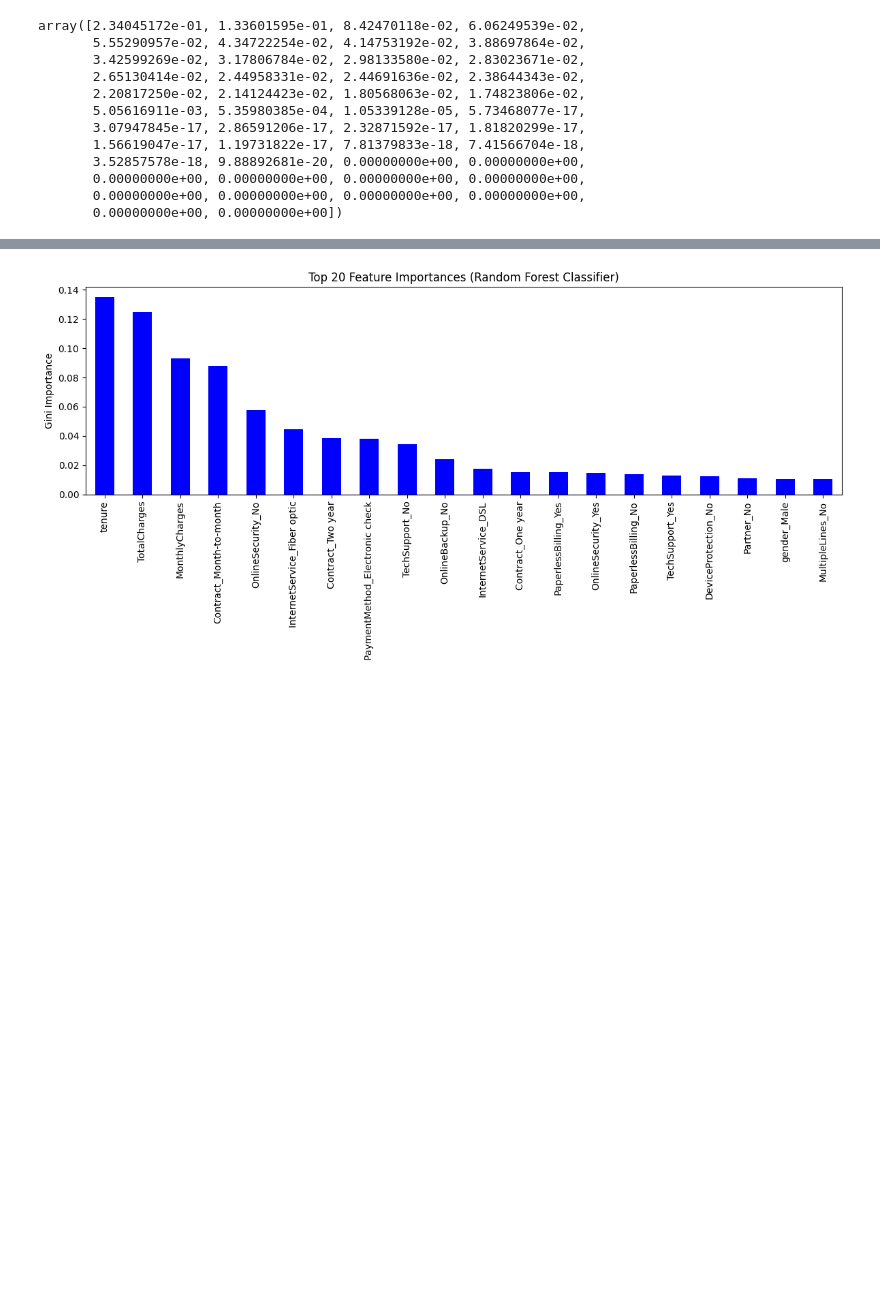
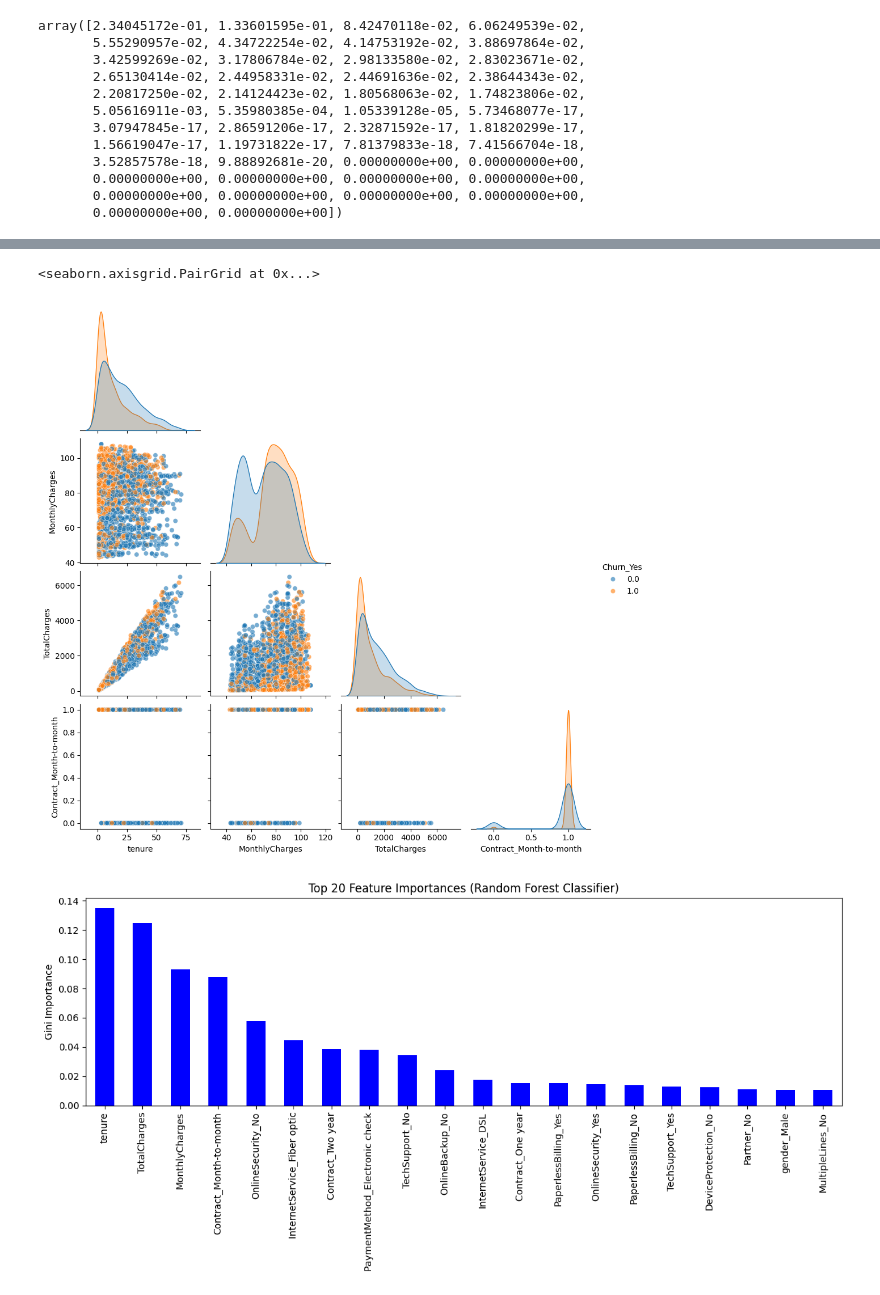
Before and after one commit to zkontor/TelecomsPredict, a Jupyter notebook: Data/Models.ipynb, the cells around one changed output, grey strips where cells are left out. Saved outputs shown, nothing was run; the diff lists cells and outputs as text; code cells hidden in the pictures; blank space fills up the shorter version.

```diff
--- a/Data/DataCleaning.ipynb
+++ b/Data/Models.ipynb
@@ -397,3 +530,29 @@ array([2.34045172e-01, 1.33601595e-01, 8.42470118e-02, 6.06249539e-02,
+# %%
+#looking at cluster 1 we can see that is has the highest churn rate -- lets investigate the features of this cluster
+#isolate cluster 1
+df_c1 = df_clusters[df_clusters['cluster'] == 1]
+
+# list of numeric features (drop the clustering & target columns)
+important_feats = ['tenure', 'MonthlyCharges', 'TotalCharges','Contract_Month-to-month']
+
+# 2. Subset your Cluster 1 DataFrame
+df_c1_sub = df_c1[important_feats + ['Churn_Yes']]
+
+# 3. Pairplot
+sns.pairplot(
+    df_c1_sub,
+    hue='Churn_Yes',
+    corner=True,
+    plot_kws={'alpha': 0.6}
+)
+
+
+#looking at the pairplot Churned customers are heavily concentrated at low tenures (peaks < 20 months), while non‑churners span the full range up to ~80 months.
+#Month‑to‑month customers are by far the most at‑risk group
+#
+# %% [output]
+<seaborn.axisgrid.PairGrid at 0x...>
+[figure, added]
 # %%
 from sklearn.model_selection import train_test_split
 from sklearn.ensemble import RandomForestClassifier
```
Also changed, not shown: parts of 9 cells of this notebook, 2 other files.
